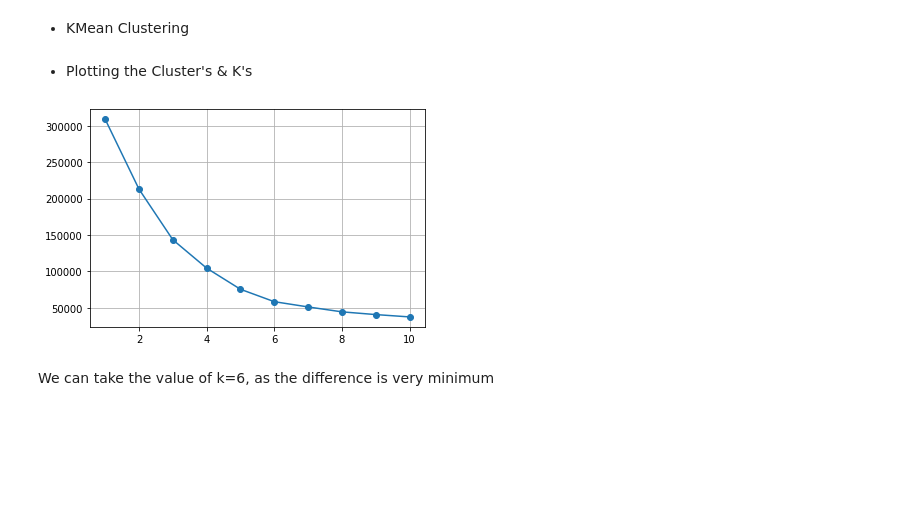
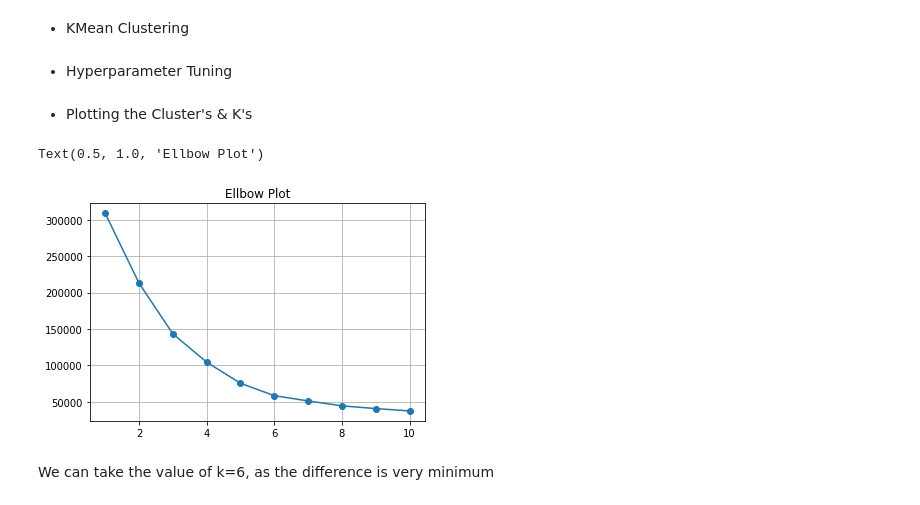
Before and after one commit to Naveen-Karanamu/Customer-Segmentation, a Jupyter notebook: main.ipynb, the cells around one changed output. Drawn from its saved outputs; the diff is of its cells as text; code cells hidden in the pictures; blank space fills up the shorter version.

```diff
--- a/main.ipynb
+++ b/main.ipynb
@@ -189,6 +189,8 @@ newdf.head()
 | 4 | 0 | 31 | 17 | 40 |
 # %% [markdown]
 * KMean Clustering
+# %% [markdown]
+* Hyperparameter Tuning
 # %%
 ssd=[]
 for i in range (1,11):
@@ -200,8 +202,10 @@ for i in range (1,11):
 # %%
 plt.plot(range(1,11),ssd,marker='o')
 plt.grid()
+plt.title("Ellbow Plot")
 # %% [output]
+Text(0.5, 1.0, 'Ellbow Plot')
-[figure, old version]
+[figure, new version]
 # %% [markdown]
 We can take the value of k=6, as the difference is very minimum
 # %% [markdown]
```
Also changed, not shown: parts of 2 cells of this notebook.
